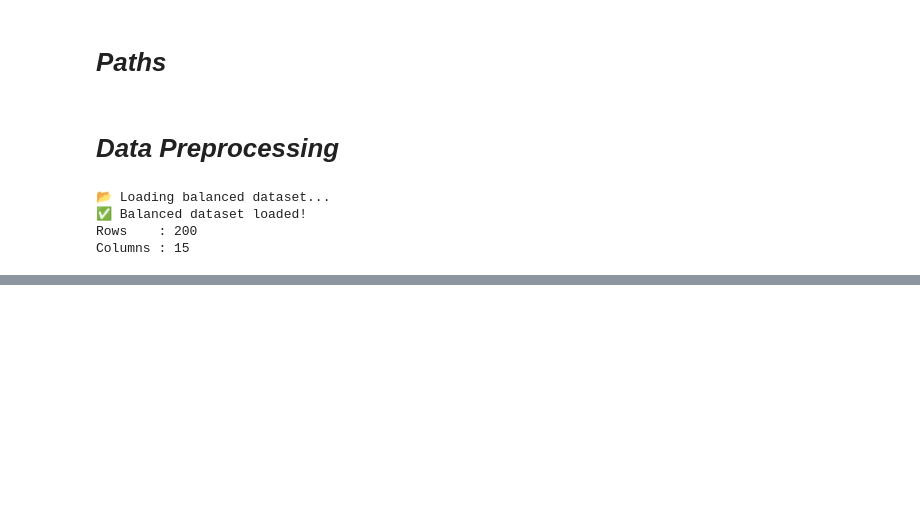
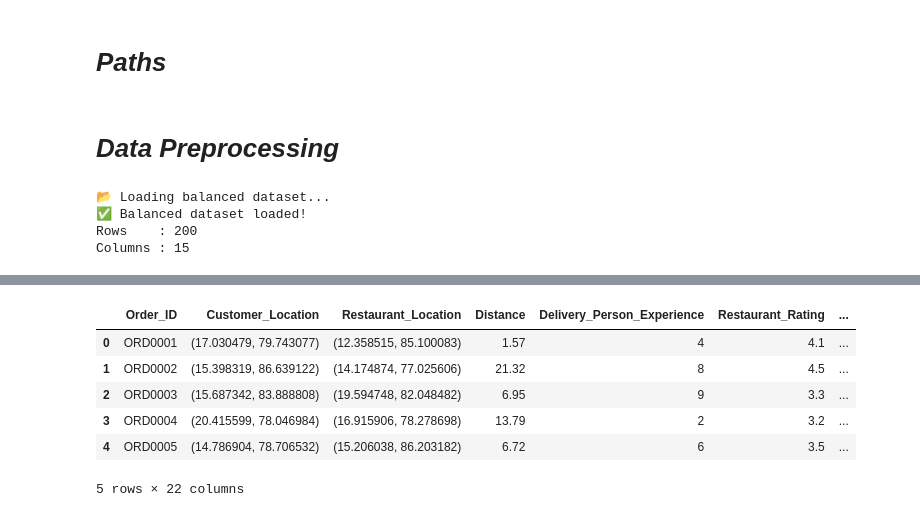
Before and after one commit to vasi2904k/Food-Delivery-Time-Prediction, a Jupyter notebook: notebook/01_data_preprocessing.ipynb, the cells around one changed output, grey strips where cells are left out. Drawn from its saved outputs; the diff is of its cells as text; code cells hidden in the pictures; blank space fills up the shorter version.

```diff
--- a/notebook/01_data_preprocessing.ipynb
+++ b/notebook/01_data_preprocessing.ipynb
@@ -40,0 +160,17 @@ print('Displ')
+# %%
+'''
+USing one hote encoding so that we can get the boolean values
+and to perform further EDA on the dataset
+'''
+
+df = pd.get_dummies(df, columns=['Weather_Conditions', 'Traffic_Conditions', 'Order_Priority', 'Order_Time', 'Vehicle_Type'], drop_first=True)
+# %%
+df.head()
+# %% [output]
+|  | Order_ID | Customer_Location | Restaurant_Location | Distance | Delivery_Person_Experience | Restaurant_Rating | ... |
+| 0 | ORD0001 | (17.030479, 79.743077) | (12.358515, 85.100083) | 1.57 | 4 | 4.1 | ... |
+| 1 | ORD0002 | (15.398319, 86.639122) | (14.174874, 77.025606) | 21.32 | 8 | 4.5 | ... |
+| 2 | ORD0003 | (15.687342, 83.888808) | (19.594748, 82.048482) | 6.95 | 9 | 3.3 | ... |
+| 3 | ORD0004 | (20.415599, 78.046984) | (16.915906, 78.278698) | 13.79 | 2 | 3.2 | ... |
+| 4 | ORD0005 | (14.786904, 78.706532) | (15.206038, 86.203182) | 6.72 | 6 | 3.5 | ... |
+5 rows × 22 columns
```
Also changed, not shown: parts of 13 cells of this notebook.
